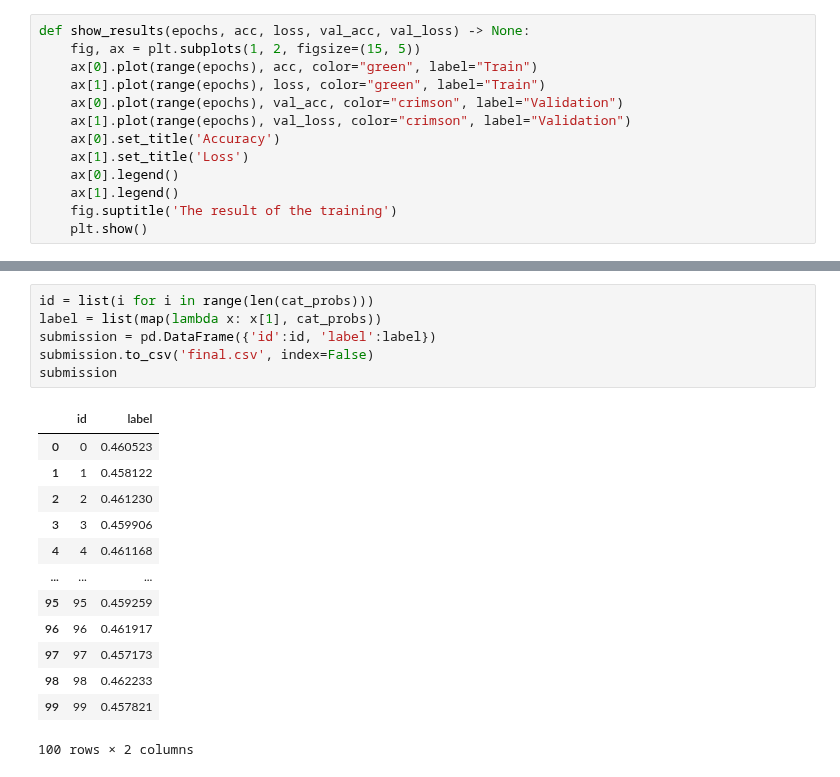
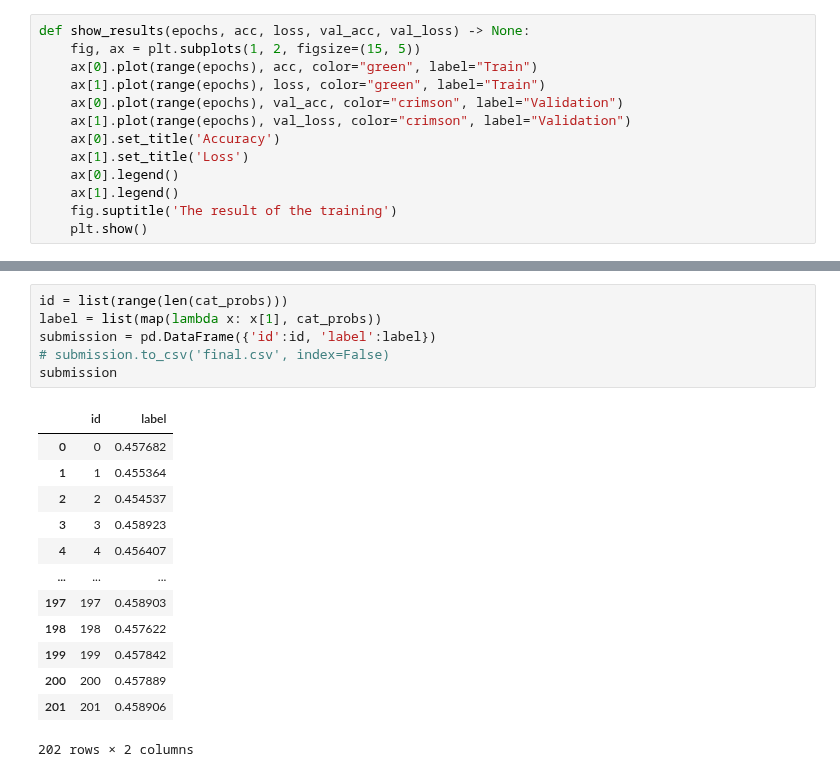
Before and after one commit to itsecd/python, a Jupyter notebook: Lab5/main.ipynb, the cells around one changed output, grey strips where cells are left out. Cells and saved outputs as stored; diff of their text form.

```diff
--- a/Lab5/main.ipynb
+++ b/Lab5/main.ipynb
@@ -189,20 +250,20 @@ cat_probs[:10]
 # %%
-id = list(i for i in range(len(cat_probs)))
+id = list(range(len(cat_probs)))
 label = list(map(lambda x: x[1], cat_probs))
 submission = pd.DataFrame({'id':id, 'label':label})
-submission.to_csv('final.csv', index=False)
+# submission.to_csv('final.csv', index=False)
 submission
 # %% [output]
 |  | id | label |
-| 0 | 0 | 0.460523 |
-| 1 | 1 | 0.458122 |
-| 2 | 2 | 0.461230 |
-| 3 | 3 | 0.459906 |
-| 4 | 4 | 0.461168 |
+| 0 | 0 | 0.457682 |
+| 1 | 1 | 0.455364 |
+| 2 | 2 | 0.454537 |
+| 3 | 3 | 0.458923 |
+| 4 | 4 | 0.456407 |
 | ... | ... | ... |
-| 95 | 95 | 0.459259 |
-| 96 | 96 | 0.461917 |
-| 97 | 97 | 0.457173 |
-| 98 | 98 | 0.462233 |
-| 99 | 99 | 0.457821 |
+| 197 | 197 | 0.458903 |
+| 198 | 198 | 0.457622 |
+| 199 | 199 | 0.457842 |
+| 200 | 200 | 0.457889 |
+| 201 | 201 | 0.458906 |
-100 rows × 2 columns
+202 rows × 2 columns
```
Also changed, not shown: parts of 7 cells of this notebook, 1 other file.
